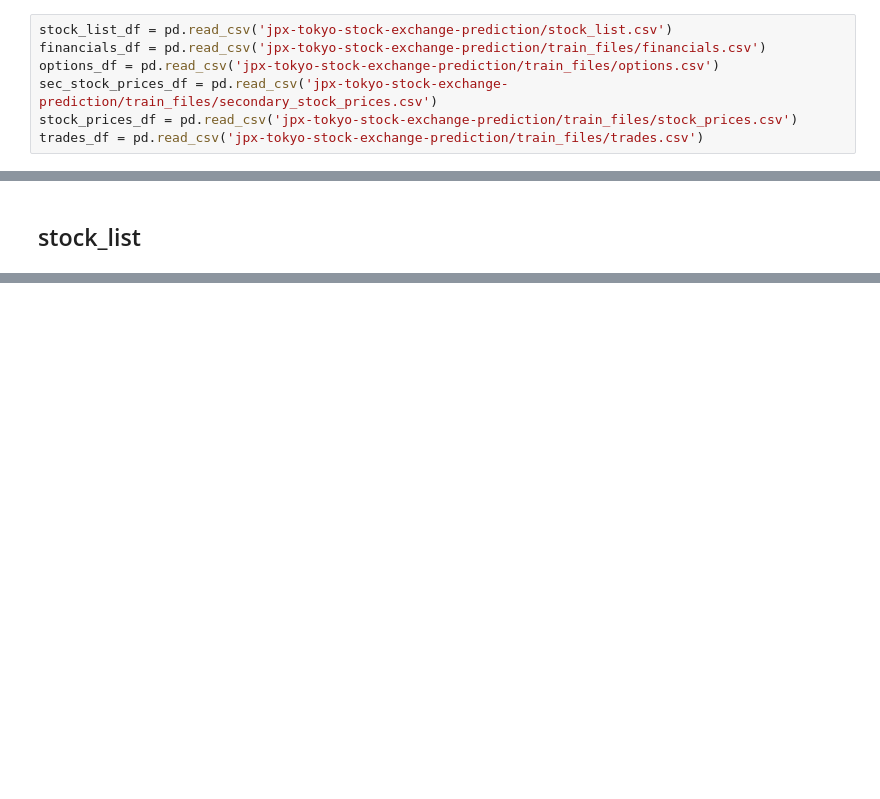
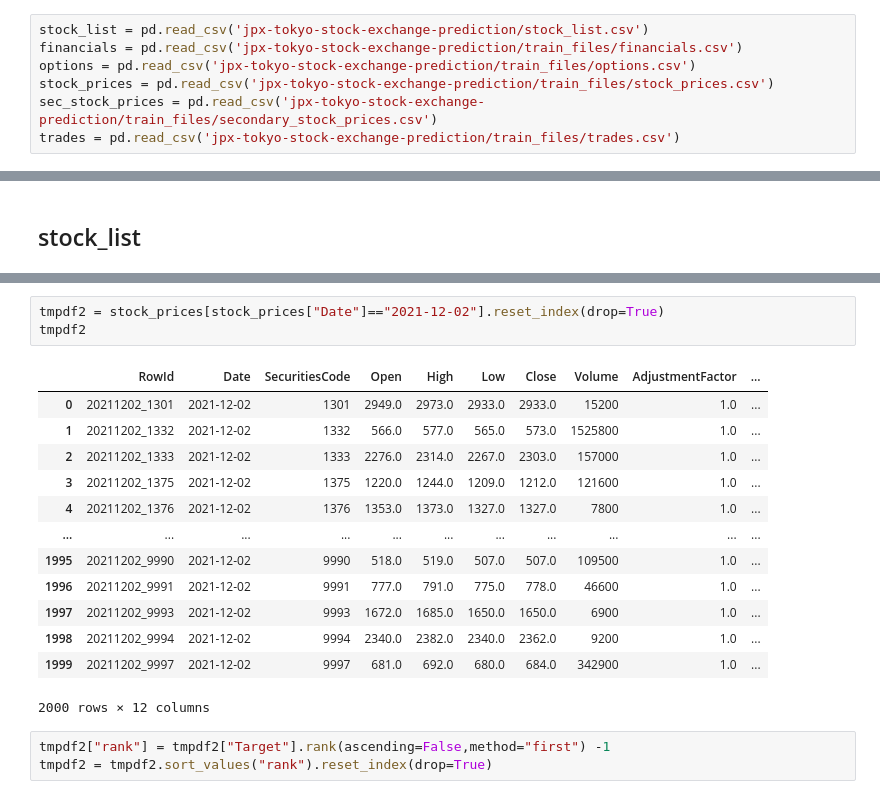
Before and after one commit to ofirnesher-nemodata/jpx-tokyo-stock-exchange-prediction, a Jupyter notebook: notebook.ipynb, the cells around one changed output, grey strips where cells are left out. Drawn from its saved outputs; the diff is of its cells as text; blank space fills up the shorter version.

```diff
--- a/notebook.ipynb
+++ b/notebook.ipynb
@@ -98,9 +100,9 @@ dtype: int64
 # %% [markdown]
 #### Load data
 # %%
-stock_list_df = pd.read_csv('jpx-tokyo-stock-exchange-prediction/stock_list.csv')
-financials_df = pd.read_csv('jpx-tokyo-stock-exchange-prediction/train_files/financials.csv')
-options_df = pd.read_csv('jpx-tokyo-stock-exchange-prediction/train_files/options.csv')
-sec_stock_prices_df = pd.read_csv('jpx-tokyo-stock-exchange-prediction/train_files/secondary_stock_prices.csv')
-stock_prices_df = pd.read_csv('jpx-tokyo-stock-exchange-prediction/train_files/stock_prices.csv')
-trades_df = pd.read_csv('jpx-tokyo-stock-exchange-prediction/train_files/trades.csv')
+stock_list = pd.read_csv('jpx-tokyo-stock-exchange-prediction/stock_list.csv')
+financials = pd.read_csv('jpx-tokyo-stock-exchange-prediction/train_files/financials.csv')
+options = pd.read_csv('jpx-tokyo-stock-exchange-prediction/train_files/options.csv')
+stock_prices = pd.read_csv('jpx-tokyo-stock-exchange-prediction/train_files/stock_prices.csv')
+sec_stock_prices = pd.read_csv('jpx-tokyo-stock-exchange-prediction/train_files/secondary_stock_prices.csv')
+trades = pd.read_csv('jpx-tokyo-stock-exchange-prediction/train_files/trades.csv')
@@ -365,3 +374,23 @@ temp_df.head()
 | 2 | 20170106_1301 | 2017-01-06 | 1301 | 2734.0 | 2744.0 | 2720.0 | 2740.0 | 19900 | 1.0 | ... |
 | 3 | 20170110_1301 | 2017-01-10 | 1301 | 2745.0 | 2754.0 | 2735.0 | 2748.0 | 24200 | 1.0 | ... |
 | 4 | 20170111_1301 | 2017-01-11 | 1301 | 2748.0 | 2752.0 | 2737.0 | 2745.0 | 9300 | 1.0 | ... |
+# %%
+tmpdf2 = stock_prices[stock_prices["Date"]=="2021-12-02"].reset_index(drop=True)
+tmpdf2
+# %% [output]
+|  | RowId | Date | SecuritiesCode | Open | High | Low | Close | Volume | AdjustmentFactor | ... |
+| 0 | 20211202_1301 | 2021-12-02 | 1301 | 2949.0 | 2973.0 | 2933.0 | 2933.0 | 15200 | 1.0 | ... |
+| 1 | 20211202_1332 | 2021-12-02 | 1332 | 566.0 | 577.0 | 565.0 | 573.0 | 1525800 | 1.0 | ... |
+| 2 | 20211202_1333 | 2021-12-02 | 1333 | 2276.0 | 2314.0 | 2267.0 | 2303.0 | 157000 | 1.0 | ... |
+| 3 | 20211202_1375 | 2021-12-02 | 1375 | 1220.0 | 1244.0 | 1209.0 | 1212.0 | 121600 | 1.0 | ... |
+| 4 | 20211202_1376 | 2021-12-02 | 1376 | 1353.0 | 1373.0 | 1327.0 | 1327.0 | 7800 | 1.0 | ... |
+| ... | ... | ... | ... | ... | ... | ... | ... | ... | ... | ... |
+| 1995 | 20211202_9990 | 2021-12-02 | 9990 | 518.0 | 519.0 | 507.0 | 507.0 | 109500 | 1.0 | ... |
+| 1996 | 20211202_9991 | 2021-12-02 | 9991 | 777.0 | 791.0 | 775.0 | 778.0 | 46600 | 1.0 | ... |
+| 1997 | 20211202_9993 | 2021-12-02 | 9993 | 1672.0 | 1685.0 | 1650.0 | 1650.0 | 6900 | 1.0 | ... |
+| 1998 | 20211202_9994 | 2021-12-02 | 9994 | 2340.0 | 2382.0 | 2340.0 | 2362.0 | 9200 | 1.0 | ... |
+| 1999 | 20211202_9997 | 2021-12-02 | 9997 | 681.0 | 692.0 | 680.0 | 684.0 | 342900 | 1.0 | ... |
+2000 rows × 12 columns
+# %%
+tmpdf2["rank"] = tmpdf2["Target"].rank(ascending=False,method="first") -1
+tmpdf2 = tmpdf2.sort_values("rank").reset_index(drop=True)
```
Also changed, not shown: parts of 21 cells of this notebook, 2 other files.
